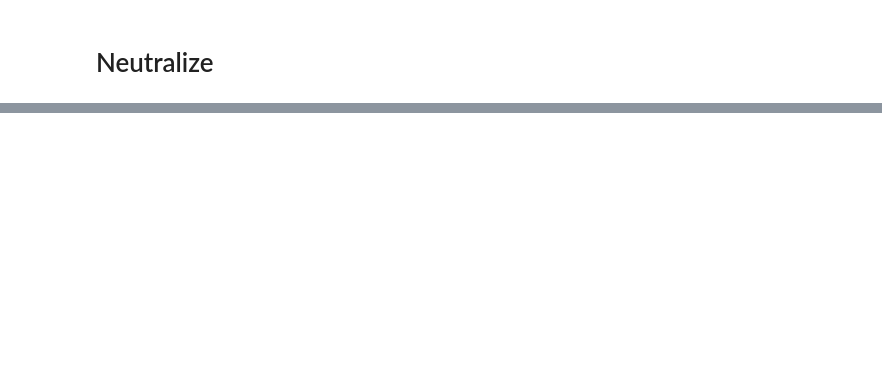
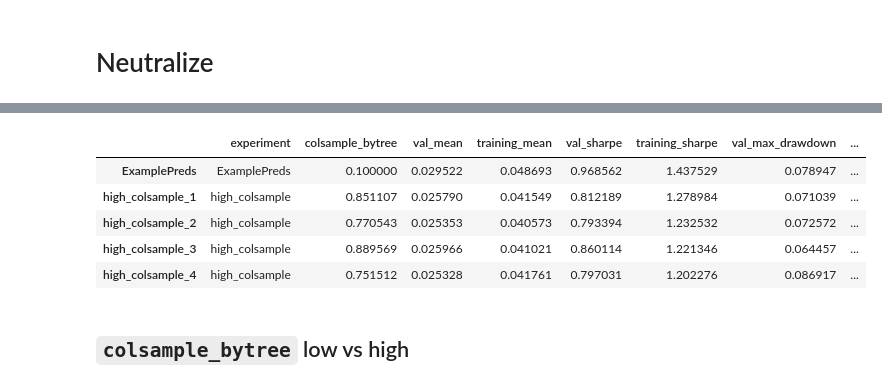
Before and after one commit to pplonski/numerai_metric_research, a Jupyter notebook: Risk_Metric_Research_v2.ipynb, the cells around one changed output, grey strips where cells are left out. Cells and saved outputs as stored; diff of their text form; code cells hidden in the pictures; blank space fills up the shorter version.

Commit message:
add colsample_bytree plots, finish 3 iteration

```diff
--- a/Risk_Metric_Research_v2.ipynb
+++ b/Risk_Metric_Research_v2.ipynb
@@ -41,10 +41,12 @@ def compute_metrics(predictions):
 
     # create data frame from predictions
     experiments = []
+    colsamples = []
     for pred in predictions:
         training_preds_df[pred["name"]] = pred["training_preds"]
         validation_preds_df[pred["name"]] = pred["validation_preds"]
         experiments += [pred["experiment"]]
+        colsamples += [pred.get("colsample_bytree")]
 
     # add columns era and target
     training_preds_df["era"] = training_data["era"]
@@ -60,6 +62,7 @@ def compute_metrics(predictions):
     # Metrics Data Frame
     metrics_df = pd.DataFrame(index=model_names, columns=[])
     metrics_df["experiment"] = experiments
+    metrics_df["colsample_bytree"] = colsamples
     # Calculate mean
     metrics_df["val_mean"] = val_scores_per_era.mean()
     metrics_df["training_mean"] = training_scores_per_era.mean()
@@ -460,11 +414,12 @@ def neutralize(df, scores, by, proportion=1.0):
     return scores / scores.std()
 # %%
 new_preds = []
-for preds in predictions[:5]:
+for preds in predictions:
     new_preds += [{
         "name": "neutralized_" + preds["name"],
         "experiment": "neutralized_" + preds["experiment"],
         "training_preds": neutralize(training_data, preds["training_preds"], feature_names),
-        "validation_preds": neutralize(validation_data, preds["validation_preds"], feature_names)
+        "validation_preds": neutralize(validation_data, preds["validation_preds"], feature_names),
+        "colsample_bytree": preds["colsample_bytree"]
     }]
 predictions += new_preds
@@ -492,0 +432,11 @@ val_max_drawdown neutralized_high_colsample MEAN 0.020589964921839864
+# %%
+metrics_df.head()
+# %% [output]
+|  | experiment | colsample_bytree | val_mean | training_mean | val_sharpe | training_sharpe | val_max_drawdown | ... |
+| ExamplePreds | ExamplePreds | 0.100000 | 0.029522 | 0.048693 | 0.968562 | 1.437529 | 0.078947 | ... |
+| high_colsample_1 | high_colsample | 0.851107 | 0.025790 | 0.041549 | 0.812189 | 1.278984 | 0.071039 | ... |
+| high_colsample_2 | high_colsample | 0.770543 | 0.025353 | 0.040573 | 0.793394 | 1.232532 | 0.072572 | ... |
+| high_colsample_3 | high_colsample | 0.889569 | 0.025966 | 0.041021 | 0.860114 | 1.221346 | 0.064457 | ... |
+| high_colsample_4 | high_colsample | 0.751512 | 0.025328 | 0.041761 | 0.797031 | 1.202276 | 0.086917 | ... |
+# %% [markdown]
+## `colsample_bytree` low vs high
```
Also changed, not shown: parts of 20 cells of this notebook.
